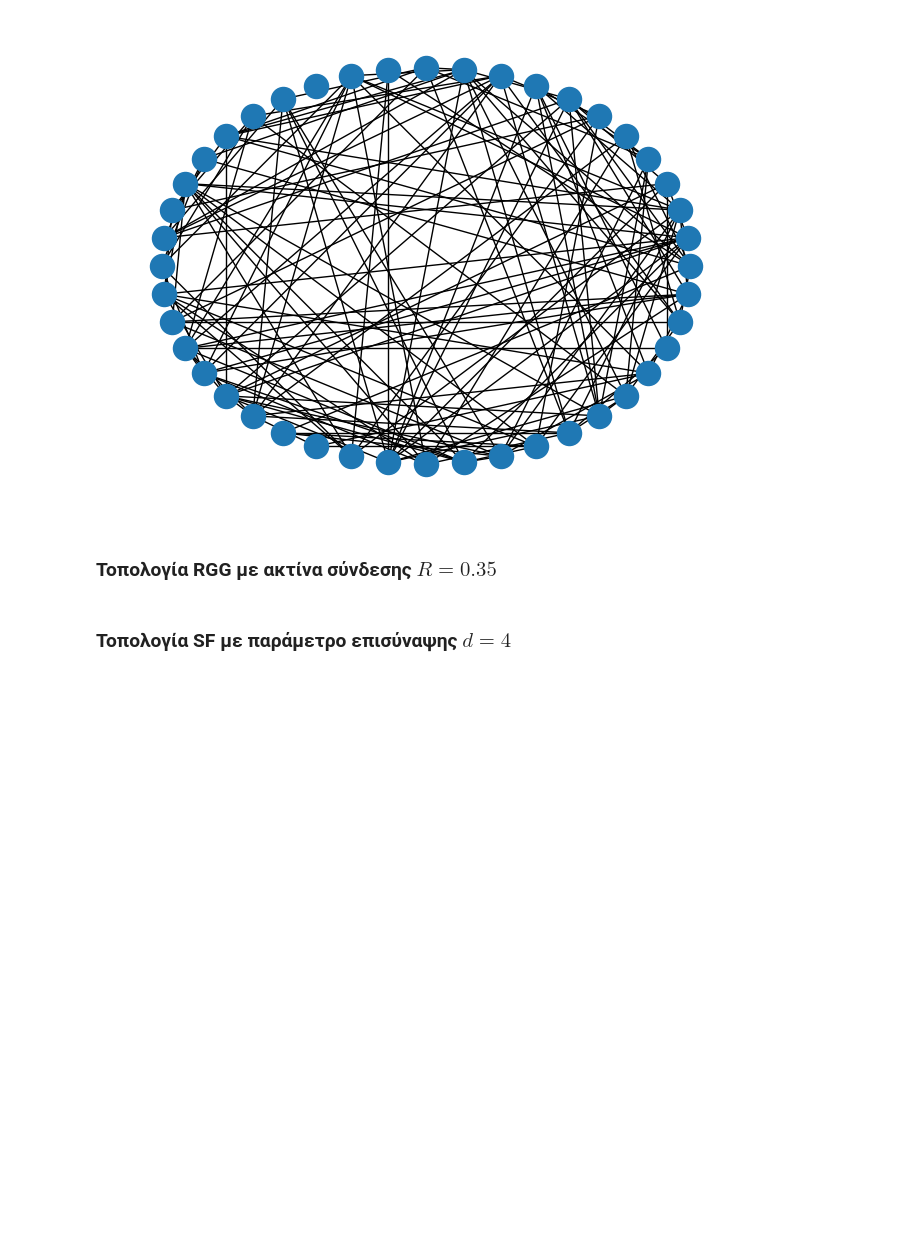
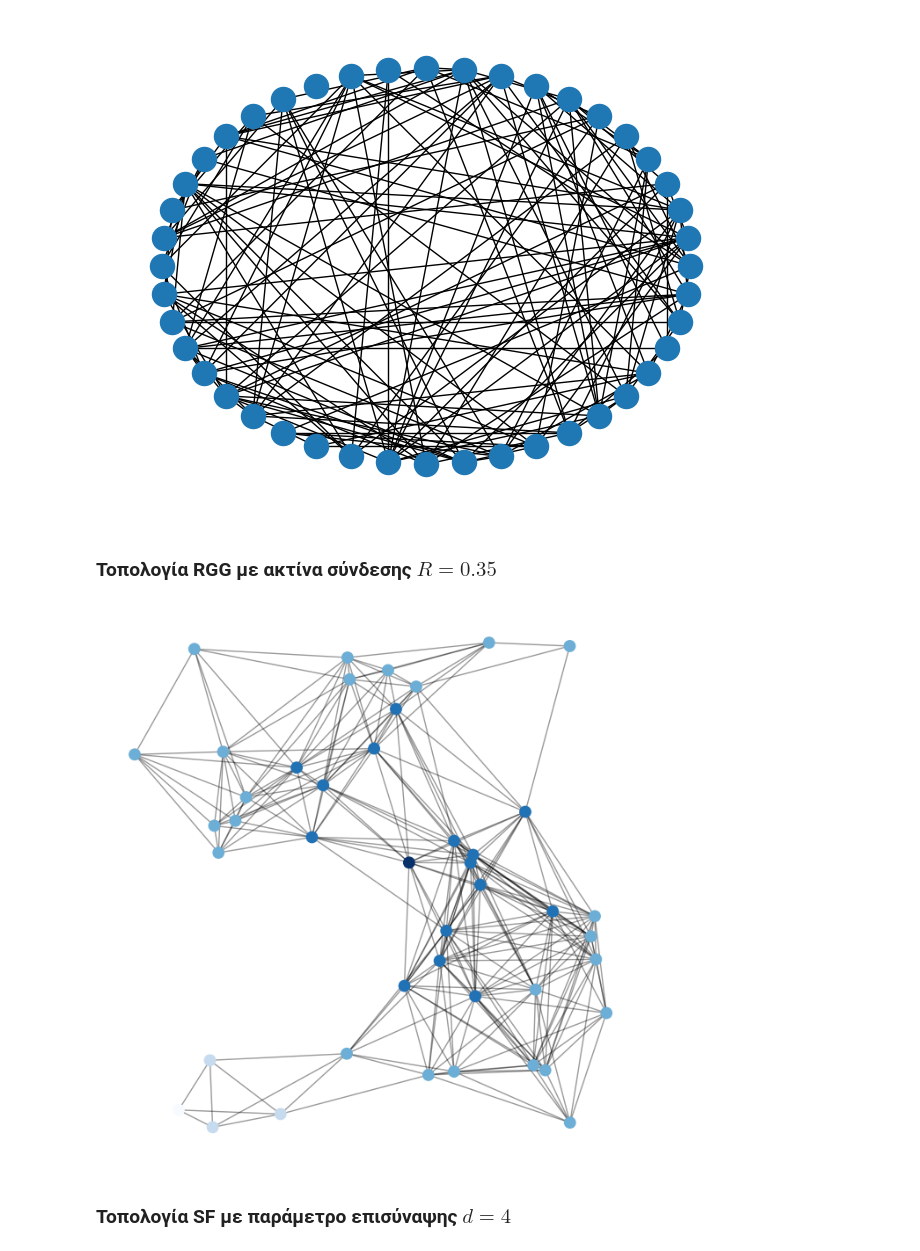
Before and after one commit to NicoleMp2/SocialNetworksAnalysis, a Jupyter notebook: lab1_student_version.ipynb, the cells around one changed output. Cells and saved outputs as stored; diff of their text form; code cells hidden in the pictures; blank space fills up the shorter version.

Commit message:
"SW graph ok"

```diff
--- a/lab1_student_version.ipynb
+++ b/lab1_student_version.ipynb
@@ -121,23 +121,42 @@ nx.draw_circular(RGER)
 # %%
 s = random.seed(seedno)
 n = 44
 R = 0.35
 
 # για την κατασκευή του RGG χρησιμοποιήστε την random_geometric_graph από το networkx
 RGG = nx.random_geometric_graph(n,R,seed= s)
 
 #οπτικοποίηση: https://networkx.org/documentation/stable/auto_examples/drawing/plot_random_geometric_graph.html
 
 pos = nx.get_node_attributes(RGG, "pos")
 #find node near centre
 dmin = 1
 ncentre = 0
 for n in pos:
     x, y = pos[n]
     d = (x-0.5)**2 + (y-0.5)**2
     if d < dmin:
         ncentre = n
         dmin = d
+
+path = dict(nx.single_source_shortest_path_length(RGG,ncentre))
+plt.figure(figsize=(8,8))
+nx.draw_networkx_edges(RGG, pos, alpha=0.4)
+nx.draw_networkx_nodes(
+    RGG,
+    pos,
+    nodelist=list(path.keys()),
+    node_size=80,
+    node_color=list(path.values()),
+    cmap=plt.cm.Blues_r
+)
+
+plt.xlim(-0.05,1.05)
+plt.ylim(-0.05,1.05)
+plt.axis("off")
+plt.show()
+# %% [output]
+[figure, added]
 # %% [markdown]
 ### Τοπολογία SF με παράμετρο επισύναψης $d=4$
 # %%
```
Also changed, not shown: parts of 8 cells of this notebook.
